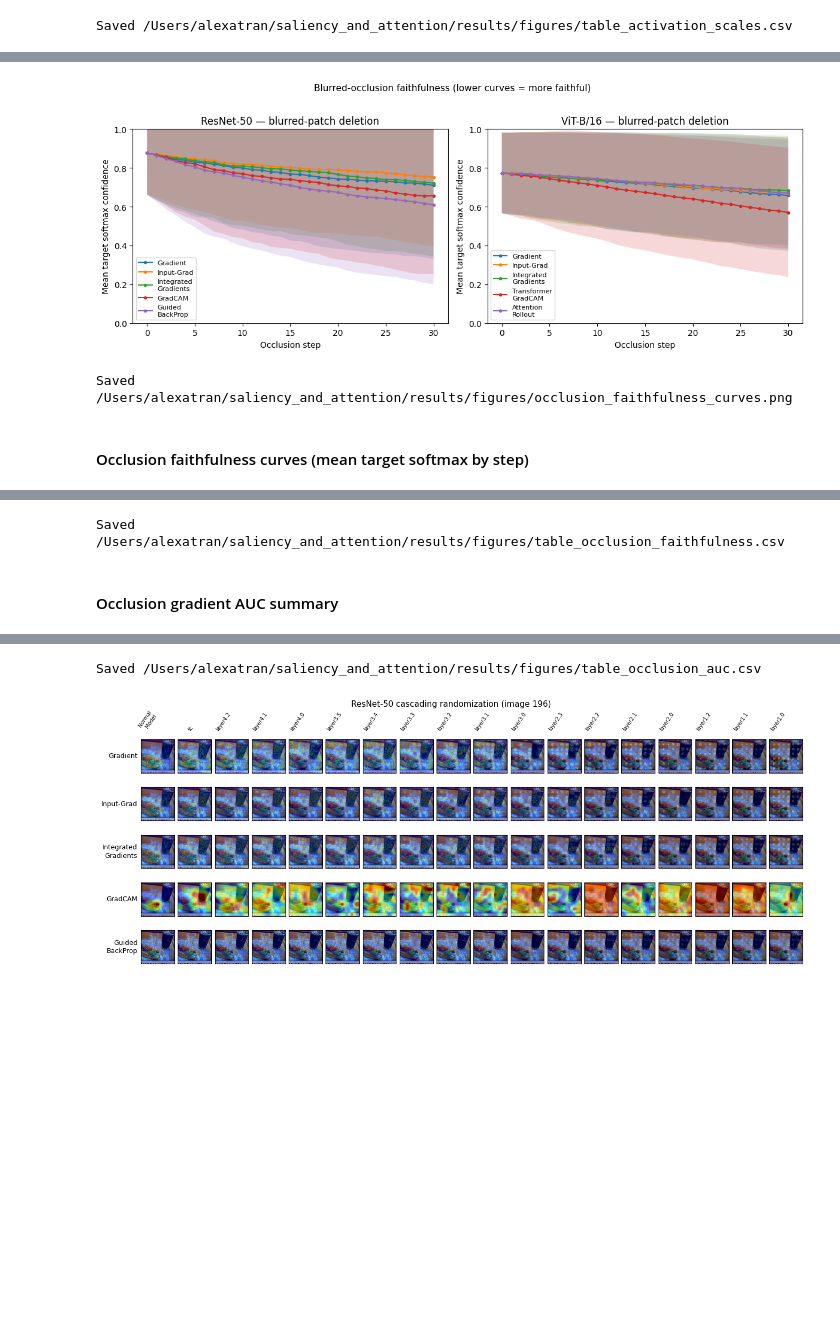
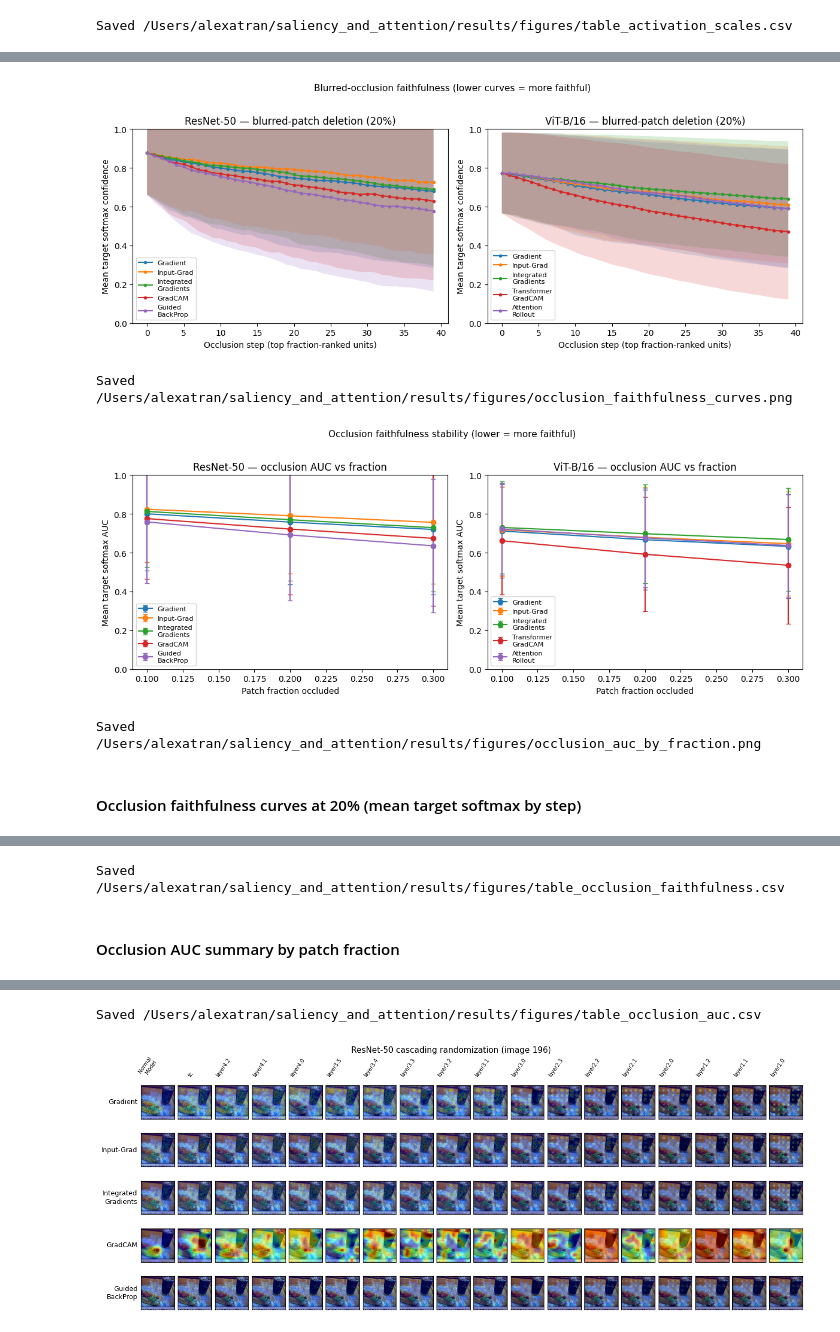
Before and after one commit to tranalexa/saliency_and_attention, a Jupyter notebook: notebooks/notebook_analysis.ipynb, the cells around one changed output, grey strips where cells are left out. Drawn from its saved outputs; the diff is of its cells as text; code cells hidden in the pictures; blank space fills up the shorter version.

Commit message:
occlusion changes

```diff
--- a/notebooks/notebook_analysis.ipynb
+++ b/notebooks/notebook_analysis.ipynb
@@ -837,40 +840,32 @@ Saved /Users/alexatran/saliency_and_attention/results/figures/table_activation_s
 # %%
 
 def _print_occlusion_diagnostics():
+    summary = load_occlusion_auc_summary(RESULTS_ROOT, ARCHS)
+    if not summary:
+        print("No occlusion AUC summary found (run --experiment occlusion first).")
+        return
     for arch in ["resnet50", "vit"]:
-        auc_path = RESULTS_ROOT / arch / "occlusion_gradient_auc.npy"
-        if not auc_path.exists():
-            print(f"{arch} occlusion_gradient_auc.npy NOT FOUND")
+        title = ARCHS[arch]["title"]
+        arch_rows = [r for r in summary if r.get("architecture") == title]
+        if not arch_rows:
+            print(f"{arch} occlusion summary NOT FOUND")
             continue
-        auc = np.load(auc_path)
-        print(
-            f"{arch} occlusion gradient AUC: n={len(auc)} images, "
-            f"mean={auc.mean():.3f}"
-        )
-        if len(auc) == 4:
+        for patch_fraction in DEFAULT_PATCH_FRACTIONS:
+            frac_rows = [
+                r for r in arch_rows if float(r["patch_fraction"]) == patch_fraction
+            ]
+            for row in frac_rows:
+                print(
+                    f"{arch} occlusion {row['method']} "
+                    f"frac={patch_fraction:.2f}: "
+                    f"n={row.get('n_images', '?')} images, "
+                    f"mean AUC={float(row['auc_mean']):.3f}"
+                )
+        if len(arch_rows) == 1 and arch_rows[0].get("n_images") == 4:
             print(
                 f"{arch}: reading smoke-test occlusion results; rerun with "
                 "--num-images 500 --force-recompute before interpreting bars."
             )
-        if len(auc) == 500:
-            try:
-                raw_map = load_arch_baseline_maps(
-                    RESULTS_ROOT, arch, "gradient", norm="raw"
-                )[0]
-            except FileNotFoundError:
-                print(f"{arch} baseline_gradient.npz NOT FOUND")
-                continue
-            scores = []
-            for py in range(0, 224, 15):
-                for px in range(0, 224, 15):
-                    patch = raw_map[py:py+15, px:px+15]
-                    scores.append(np.abs(patch).mean())
-            scores = np.array(scores)
-            print(
-                f"{arch} patch score spread: min={scores.min():.4f}, "
-                f"max={scores.max():.4f}, std={scores.std():.4f}"
-            )
-            print(f"{arch} top 5 patch scores: {np.sort(scores)[-5:]}")
 
 
 def plot_occlusion_faithfulness():
@@ -881,21 +876,31 @@ def plot_occlusion_faithfulness():
         ARCHS,
         FIGURES_DIR,
         mech_arch_tags=mech_tags,
+        patch_fraction=0.20,
         dpi=150,
         show=True,
     )
     if out is not None:
         print("Saved", out)
-    occ_table, occ_columns = build_occlusion_faithfulness_table()
+    auc_out = plot_occlusion_auc_by_fraction(
+        RESULTS_ROOT,
+        ARCHS,
+        FIGURES_DIR,
+        dpi=150,
+        show=True,
+    )
+    if auc_out is not None:
+        print("Saved", auc_out)
+    occ_table, occ_columns = build_occlusion_faithfulness_table(patch_fraction=0.20)
     _display_table(
         occ_table,
-        "Occlusion faithfulness curves (mean target softmax by step)",
+        "Occlusion faithfulness curves at 20% (mean target softmax by step)",
         csv_name="table_occlusion_faithfulness.csv",
         columns=occ_columns,
     )
     _display_table(
         build_occlusion_auc_table(),
-        "Occlusion gradient AUC summary",
+        "Occlusion AUC summary by patch fraction",
         csv_name="table_occlusion_auc.csv",
     )
 
@@ -911,5 +927,7 @@ vit top 5 patch scores: [0.04751966 0.04921165 0.05208373 0.0694397  0.0940559 ]
-[figure, old version]
+[figure, new version]
 Saved /Users/alexatran/saliency_and_attention/results/figures/occlusion_faithfulness_curves.png
+[figure, added]
+Saved /Users/alexatran/saliency_and_attention/results/figures/occlusion_auc_by_fraction.png
-#### Occlusion faithfulness curves (mean target softmax by step)
+#### Occlusion faithfulness curves at 20% (mean target softmax by step)
 | architecture | step | attention rollout | gbp | gradcam | gradient | ig | input grad | transformer gradcam |
 | ResNet-50 | 0 |  | 0.8769 ± 0.2148 | 0.8769 ± 0.2148 | 0.8769 ± 0.2148 | 0.8769 ± 0.2148 | 0.8769 ± 0.2148 |  |
@@ -931,2 +949,2 @@ Saved /Users/alexatran/saliency_and_attention/results/figures/occlusion_faithful
-Saved /Users/alexatran/saliency_and_attention/results/figures/table_occlusion_faithfulness.csv
+Saved /Users/alexatran/saliency_and_attention/results/figures/table_occlusion_faithfulness.csv
-#### Occlusion gradient AUC summary
+#### Occlusion AUC summary by patch fraction
@@ -936,4 +968,4 @@ Saved /Users/alexatran/saliency_and_attention/results/figures/table_occlusion_fa
-Saved /Users/alexatran/saliency_and_attention/results/figures/table_occlusion_auc.csv
+Saved /Users/alexatran/saliency_and_attention/results/figures/table_occlusion_auc.csv
 # %%
 
 for arch, cfg in ARCHS.items():
```
Also changed, not shown: parts of 4 cells of this notebook, 6 other files.
